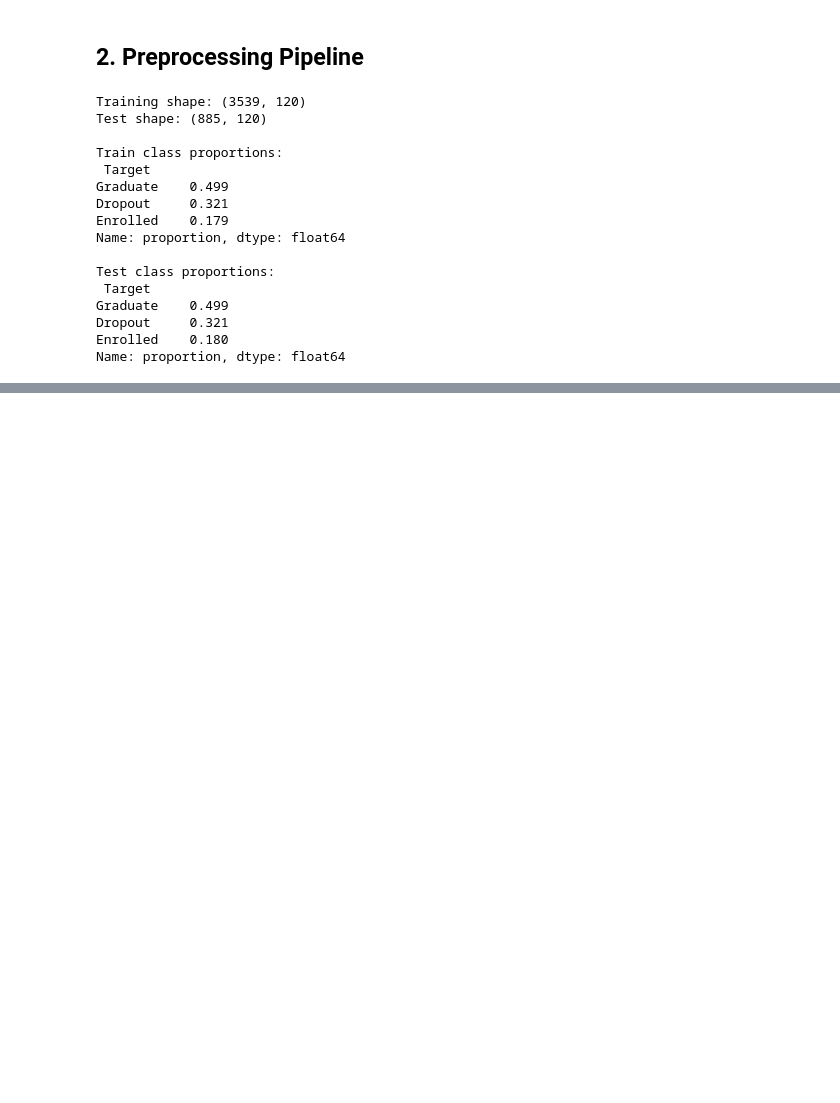
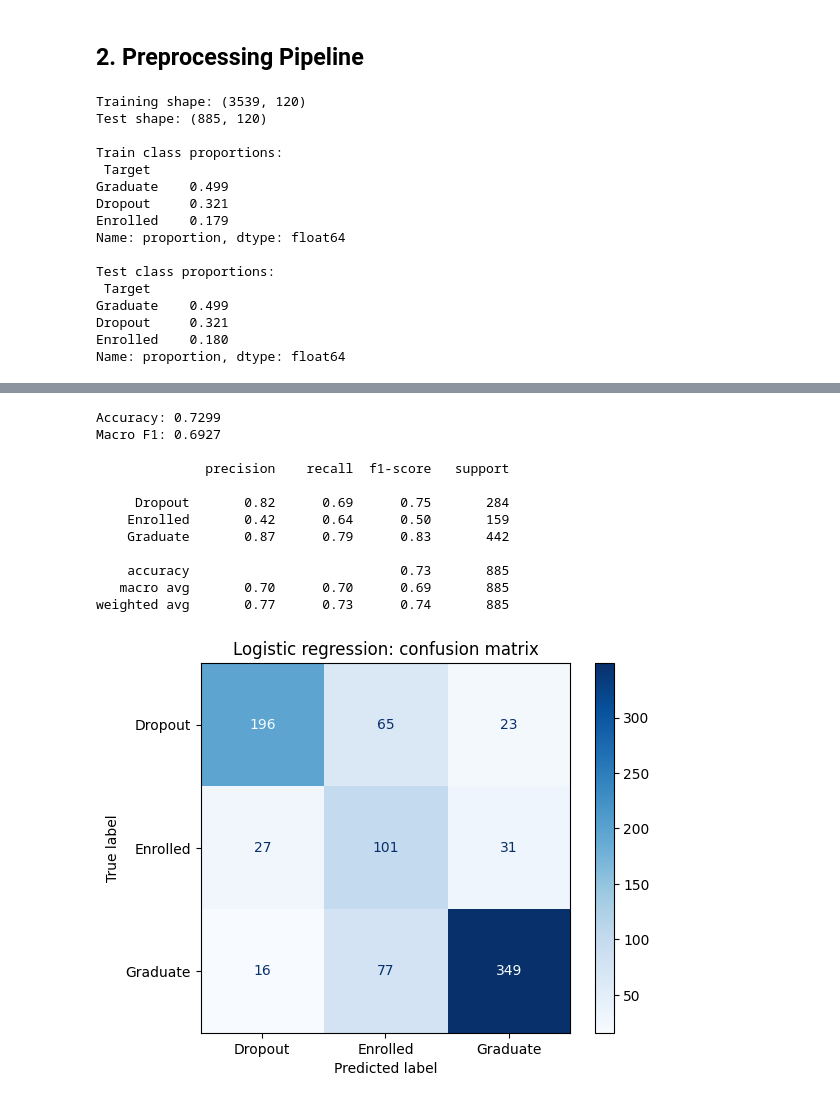
Before and after one commit to Ayesh2002/ml-student-dropout, a Jupyter notebook: 01_logistic_regression.ipynb, the cells around one changed output, grey strips where cells are left out. Saved outputs shown, nothing was run; the diff lists cells and outputs as text; code cells hidden in the pictures; blank space fills up the shorter version.

Commit message:
Add model selection: baseline logistic regression with confusion matrix

```diff
--- a/01_logistic_regression.ipynb
+++ b/01_logistic_regression.ipynb
@@ -161,0 +167,40 @@ Name: proportion, dtype: float64
+# %%
+from sklearn.linear_model import LogisticRegression
+from sklearn.metrics import (accuracy_score, f1_score, classification_report,
+                             confusion_matrix, ConfusionMatrixDisplay)
+import matplotlib.pyplot as plt
+
+# class_weight="balanced" makes the model pay more attention to the
+# minority Enrolled class, which is important with this target distribution
+model = LogisticRegression(
+    solver="lbfgs",
+    max_iter=1000,
+    class_weight="balanced",
+    random_state=42,
+)
+model.fit(X_train_p, y_train)
+y_pred = model.predict(X_test_p)
+
+print("Accuracy:", round(accuracy_score(y_test, y_pred), 4))
+print("Macro F1:", round(f1_score(y_test, y_pred, average="macro"), 4))
+print()
+print(classification_report(y_test, y_pred))
+
+cm = confusion_matrix(y_test, y_pred, labels=model.classes_)
+ConfusionMatrixDisplay(cm, display_labels=model.classes_).plot(cmap="Blues")
+plt.title("Logistic regression: confusion matrix")
+plt.show()
+# %% [output]
+Accuracy: 0.7299
+Macro F1: 0.6927
+
+              precision    recall  f1-score   support
+
+     Dropout       0.82      0.69      0.75       284
+    Enrolled       0.42      0.64      0.50       159
+    Graduate       0.87      0.79      0.83       442
+
+    accuracy                           0.73       885
+   macro avg       0.70      0.70      0.69       885
+weighted avg       0.77      0.73      0.74       885
+[figure, added]
```
Also changed, not shown: parts of 1 cell of this notebook.
